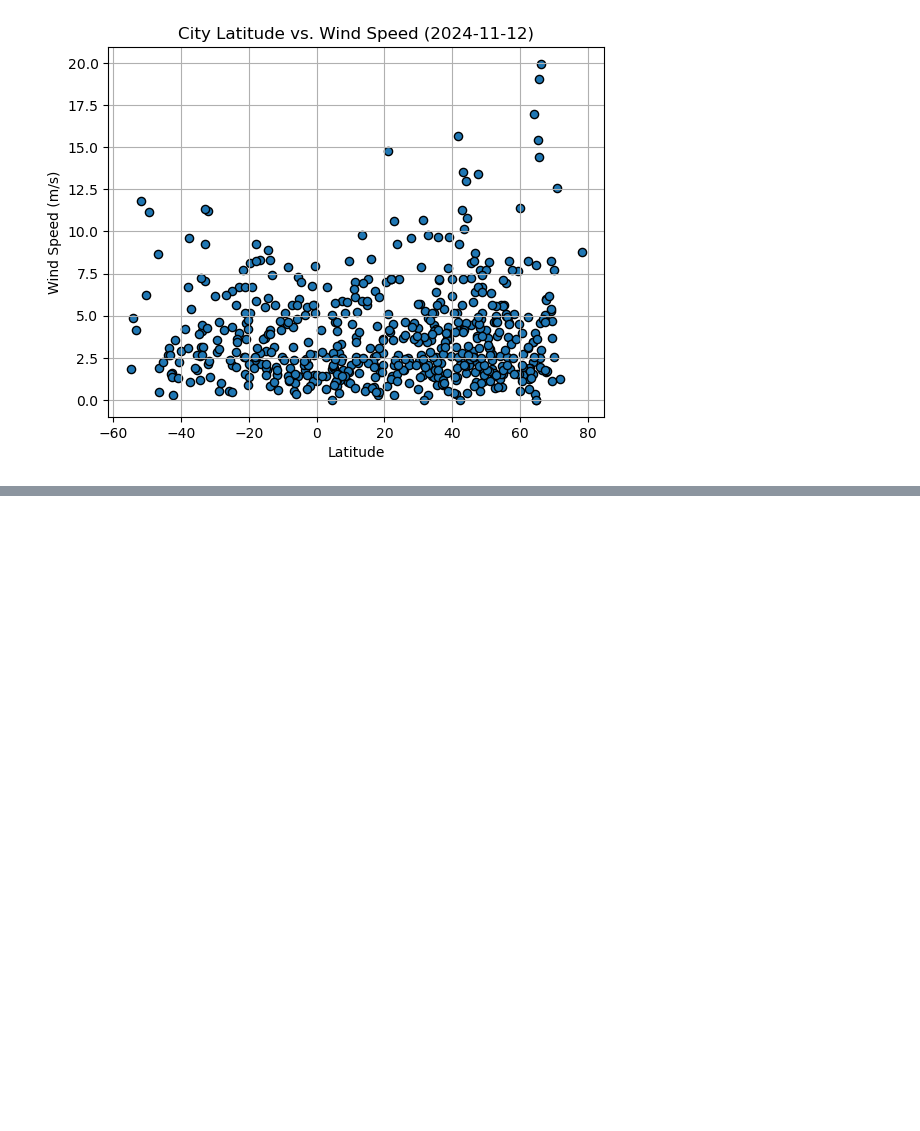
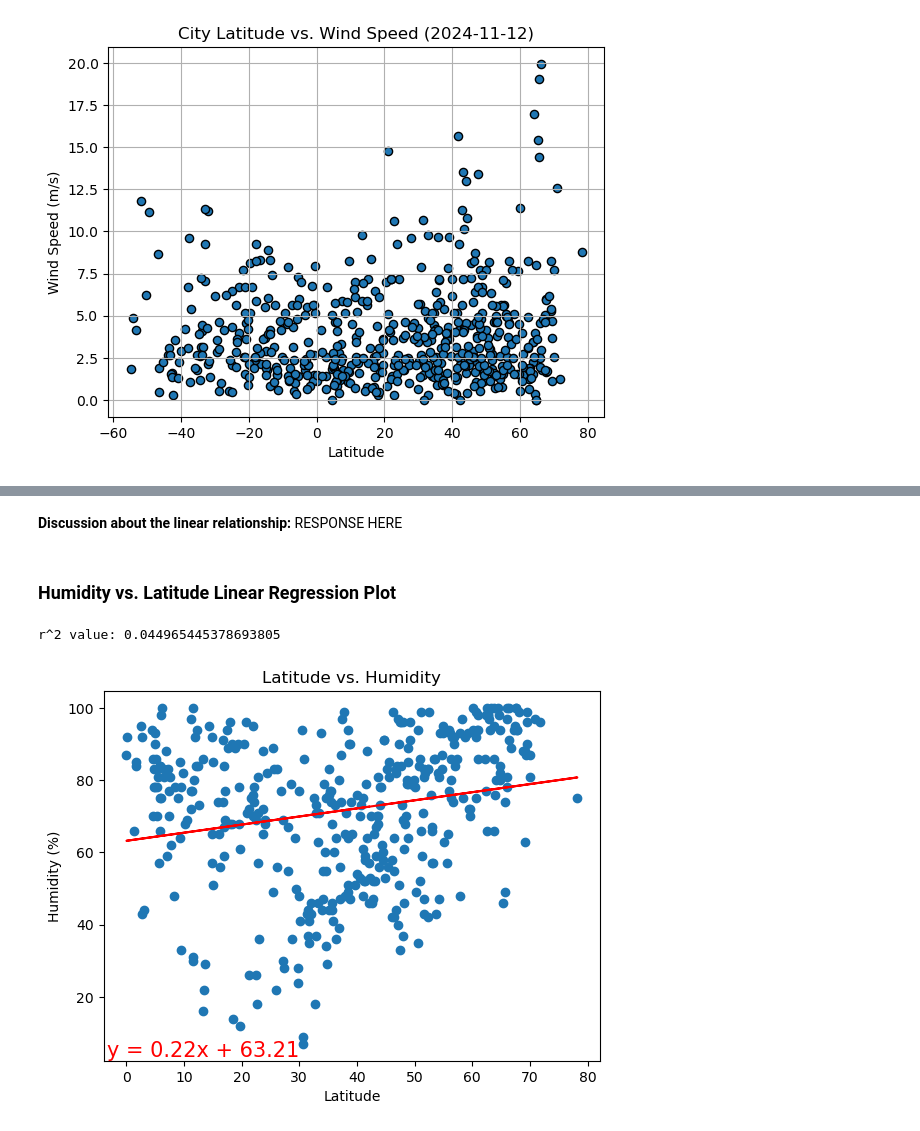
Before and after one commit to brianna-mitri/python-api-challenge, a Jupyter notebook: WeatherPy/WeatherPy.ipynb, the cells around one changed output, grey strips where cells are left out. Saved outputs shown, nothing was run; the diff lists cells and outputs as text; code cells hidden in the pictures; blank space fills up the shorter version.

```diff
--- a/WeatherPy/WeatherPy.ipynb
+++ b/WeatherPy/WeatherPy.ipynb
@@ -324,0 +397,11 @@ plt.show()
+# %% [markdown]
+**Discussion about the linear relationship:** RESPONSE HERE
+# %% [markdown]
+### Humidity vs. Latitude Linear Regression Plot
+# %%
+# for northern hemisphere
+plot_linregress(north_hemisphere_df['Lat'], north_hemisphere_df['Humidity'],
+                title='Latitude vs. Humidity', xlabel='Latitude', ylabel='Humidity (%)')
+# %% [output]
+r^2 value: 0.044965445378693805
+[figure, added]
```
Also changed, not shown: parts of 18 cells of this notebook.
